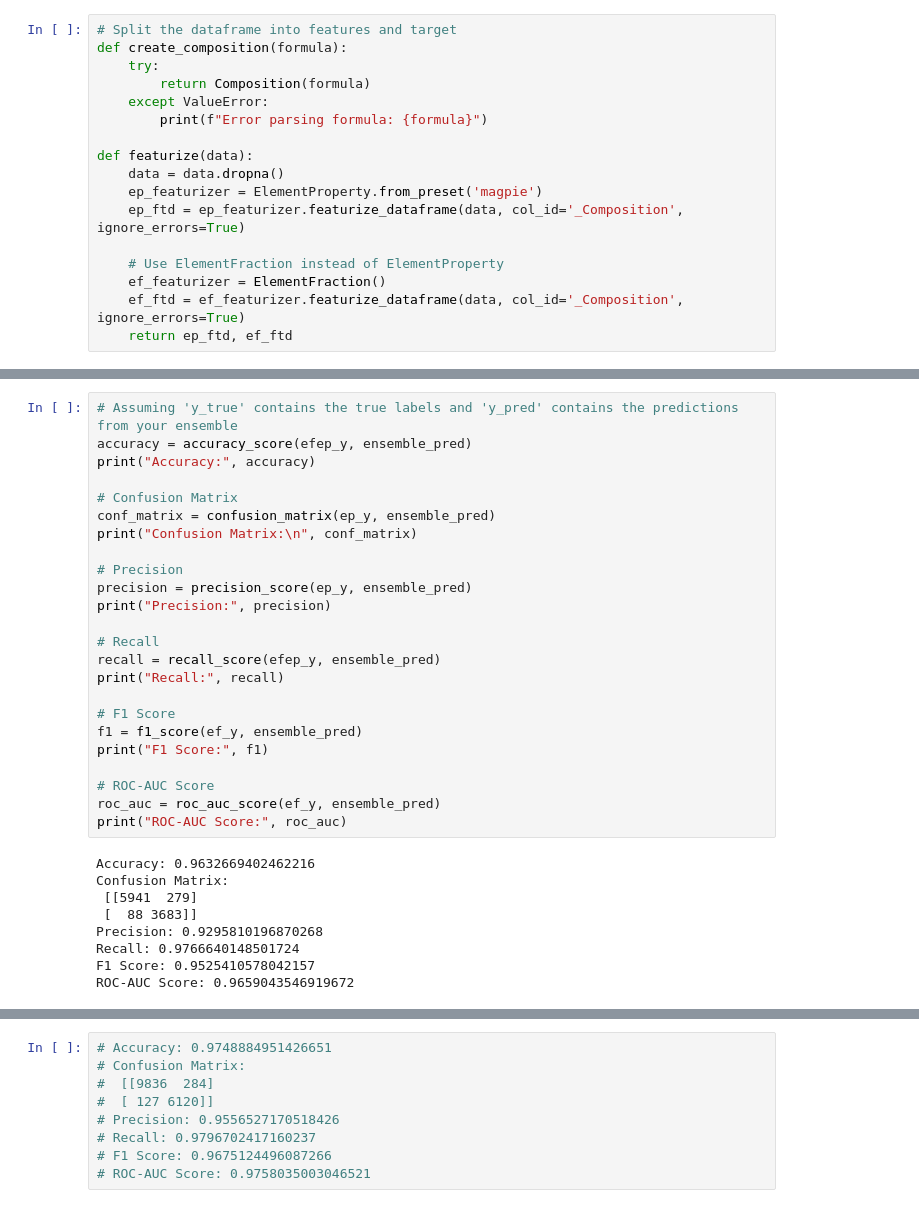
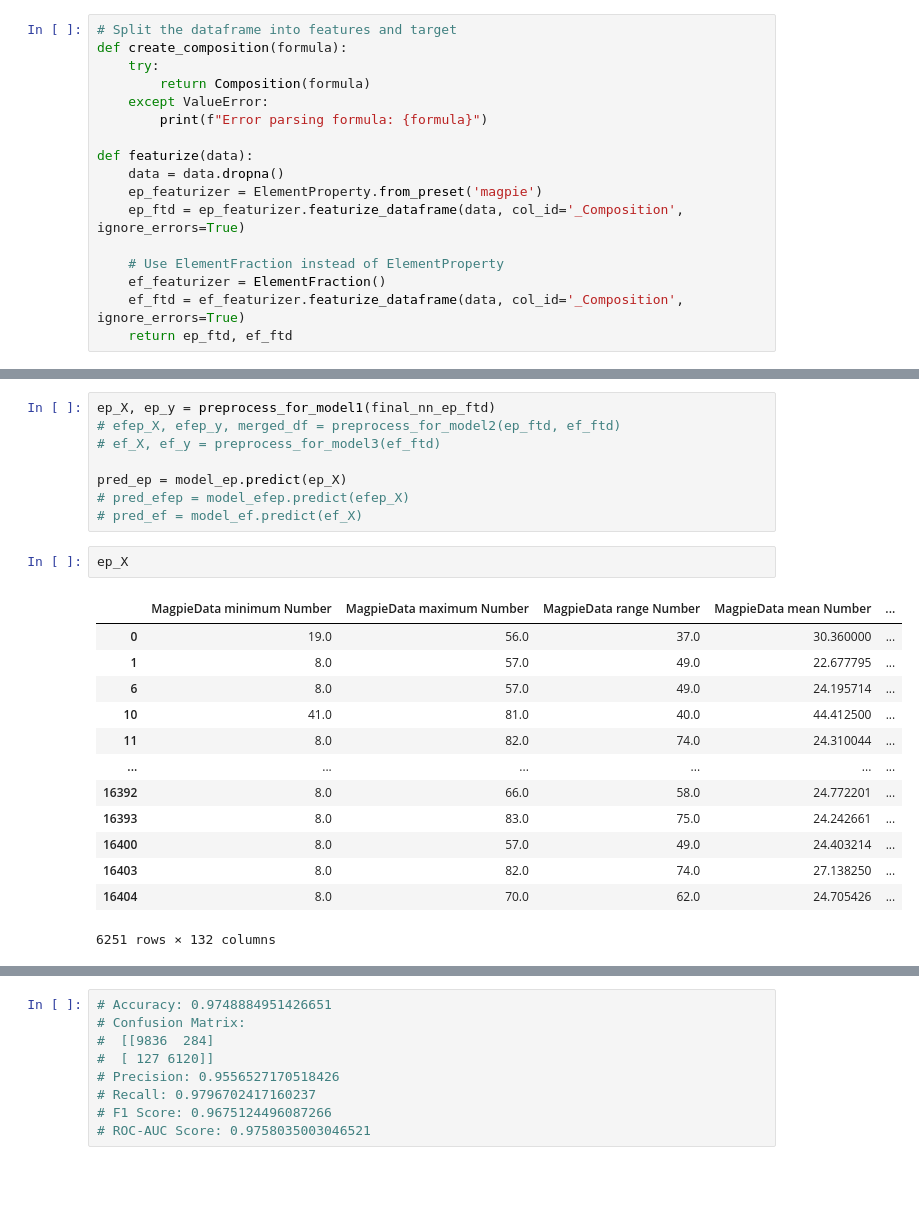
Before and after one commit to TheDataIsaac/Final-Year-ML-Project, a Jupyter notebook: FYMLP Subset/Regression/Voting Classifier-Latest.ipynb, the cells around one changed output, grey strips where cells are left out. Drawn from its saved outputs; the diff is of its cells as text; blank space fills up the shorter version.

Commit message:
both models - first commit

```diff
--- a/FYMLP Subset/Regression/Voting Classifier-Latest.ipynb
+++ b/FYMLP Subset/Regression/Voting Classifier-Latest.ipynb
@@ -211,33 +205,24 @@ pred_ep, pred_efep, pred_ef, ensemble_pred, ep_y, efep_y, ef_y = ensemble_predic
-# %%
-# Assuming 'y_true' contains the true labels and 'y_pred' contains the predictions from your ensemble
-accuracy = accuracy_score(efep_y, ensemble_pred)
-print("Accuracy:", accuracy)
-
-# Confusion Matrix
-conf_matrix = confusion_matrix(ep_y, ensemble_pred)
-print("Confusion Matrix:\n", conf_matrix)
-
-# Precision
-precision = precision_score(ep_y, ensemble_pred)
-print("Precision:", precision)
-
-# Recall
-recall = recall_score(efep_y, ensemble_pred)
-print("Recall:", recall)
-
-# F1 Score
-f1 = f1_score(ef_y, ensemble_pred)
-print("F1 Score:", f1)
-
-# ROC-AUC Score
-roc_auc = roc_auc_score(ef_y, ensemble_pred)
-print("ROC-AUC Score:", roc_auc)
-# %% [output]
-Accuracy: 0.9632669402462216
-Confusion Matrix:
- [[5941  279]
- [  88 3683]]
-Precision: 0.9295810196870268
-Recall: 0.9766640148501724
-F1 Score: 0.9525410578042157
-ROC-AUC Score: 0.9659043546919672
+# %%
+ep_X, ep_y = preprocess_for_model1(final_nn_ep_ftd)
+# efep_X, efep_y, merged_df = preprocess_for_model2(ep_ftd, ef_ftd)
+# ef_X, ef_y = preprocess_for_model3(ef_ftd)
+
+pred_ep = model_ep.predict(ep_X)
+# pred_efep = model_efep.predict(efep_X)
+# pred_ef = model_ef.predict(ef_X)
+# %%
+ep_X
+# %% [output]
+|  | MagpieData minimum Number | MagpieData maximum Number | MagpieData range Number | MagpieData mean Number | ... |
+| 0 | 19.0 | 56.0 | 37.0 | 30.360000 | ... |
+| 1 | 8.0 | 57.0 | 49.0 | 22.677795 | ... |
+| 6 | 8.0 | 57.0 | 49.0 | 24.195714 | ... |
+| 10 | 41.0 | 81.0 | 40.0 | 44.412500 | ... |
+| 11 | 8.0 | 82.0 | 74.0 | 24.310044 | ... |
+| ... | ... | ... | ... | ... | ... |
+| 16392 | 8.0 | 66.0 | 58.0 | 24.772201 | ... |
+| 16393 | 8.0 | 83.0 | 75.0 | 24.242661 | ... |
+| 16400 | 8.0 | 57.0 | 49.0 | 24.403214 | ... |
+| 16403 | 8.0 | 82.0 | 74.0 | 27.138250 | ... |
+| 16404 | 8.0 | 70.0 | 62.0 | 24.705426 | ... |
+6251 rows × 132 columns
```
Also changed, not shown: parts of 14 cells of this notebook, 2 other files.
